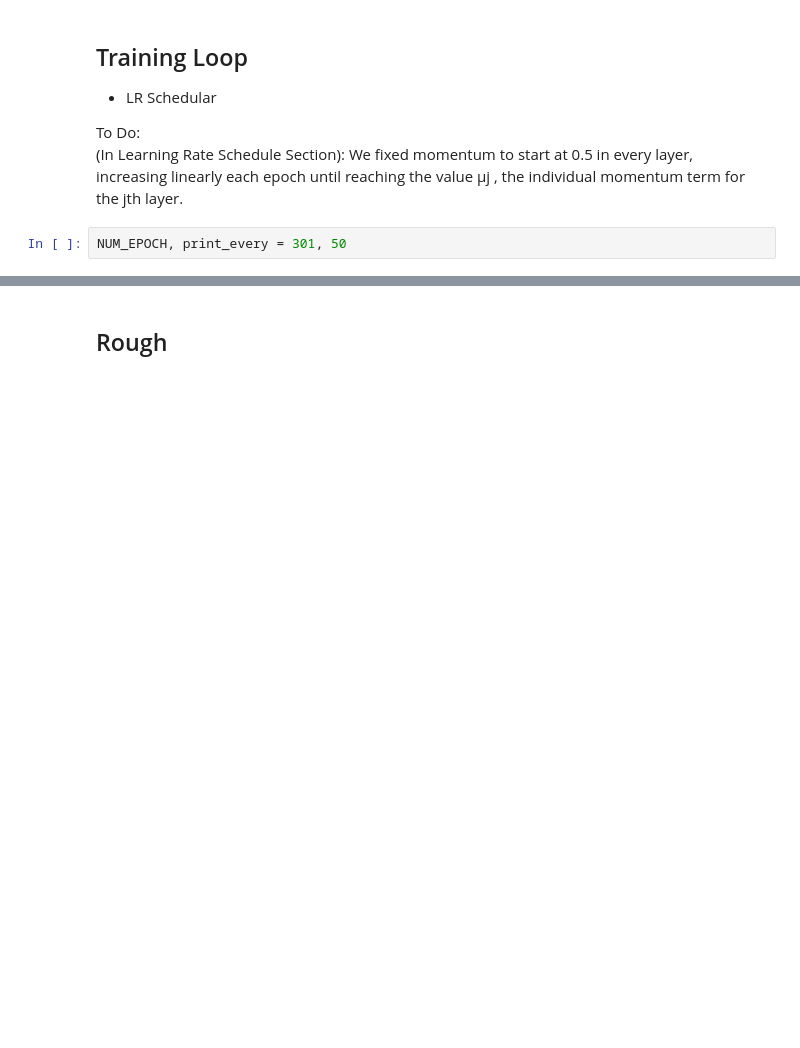
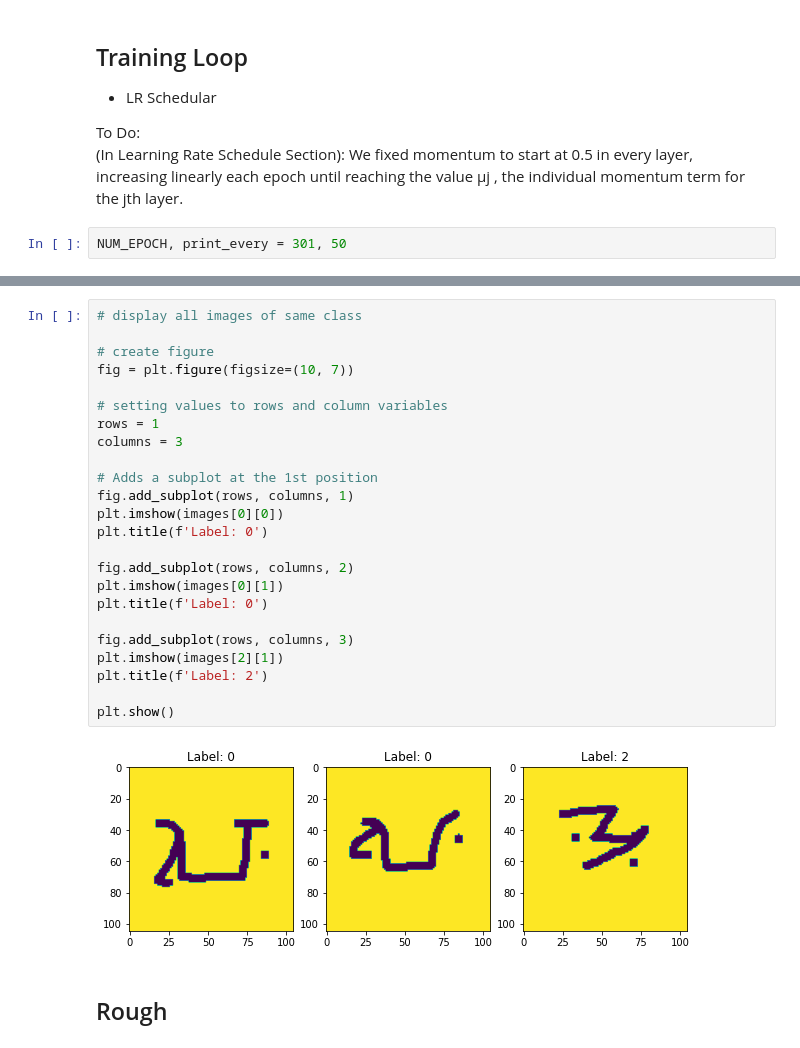
Before and after one commit to harshraj22/DeepLearning, a Jupyter notebook: implementations/SiameseNetwork/Siamese_Network.ipynb, the cells around one changed output, grey strips where cells are left out. Cells and saved outputs as stored; diff of their text form; blank space fills up the shorter version.

```diff
--- a/implementations/SiameseNetwork/Siamese_Network.ipynb
+++ b/implementations/SiameseNetwork/Siamese_Network.ipynb
@@ -319,3 +399,29 @@ Text(0, 0.5, 'Loss')
+# %%
+# display all images of same class
+
+# create figure
+fig = plt.figure(figsize=(10, 7))
+
+# setting values to rows and column variables
+rows = 1
+columns = 3
+
+# Adds a subplot at the 1st position
+fig.add_subplot(rows, columns, 1)
+plt.imshow(images[0][0])
+plt.title(f'Label: 0')
+
+fig.add_subplot(rows, columns, 2)
+plt.imshow(images[0][1])
+plt.title(f'Label: 0')
+
+fig.add_subplot(rows, columns, 3)
+plt.imshow(images[2][1])
+plt.title(f'Label: 2')
+
+plt.show()
+# %% [output]
+[figure, added]
 # %% [markdown]
 ## Rough
 # %%
```
Also changed, not shown: parts of 23 cells of this notebook.
